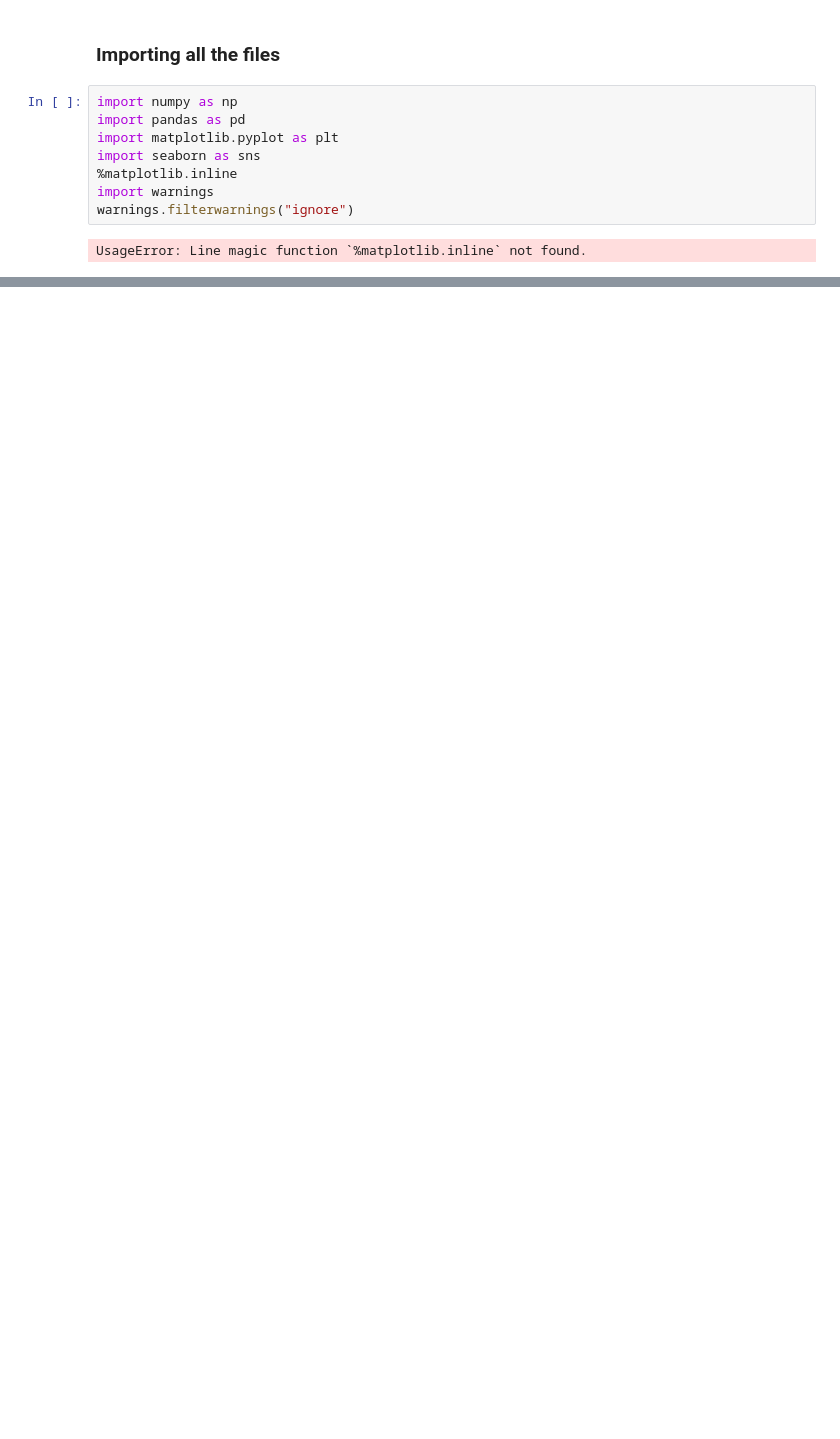
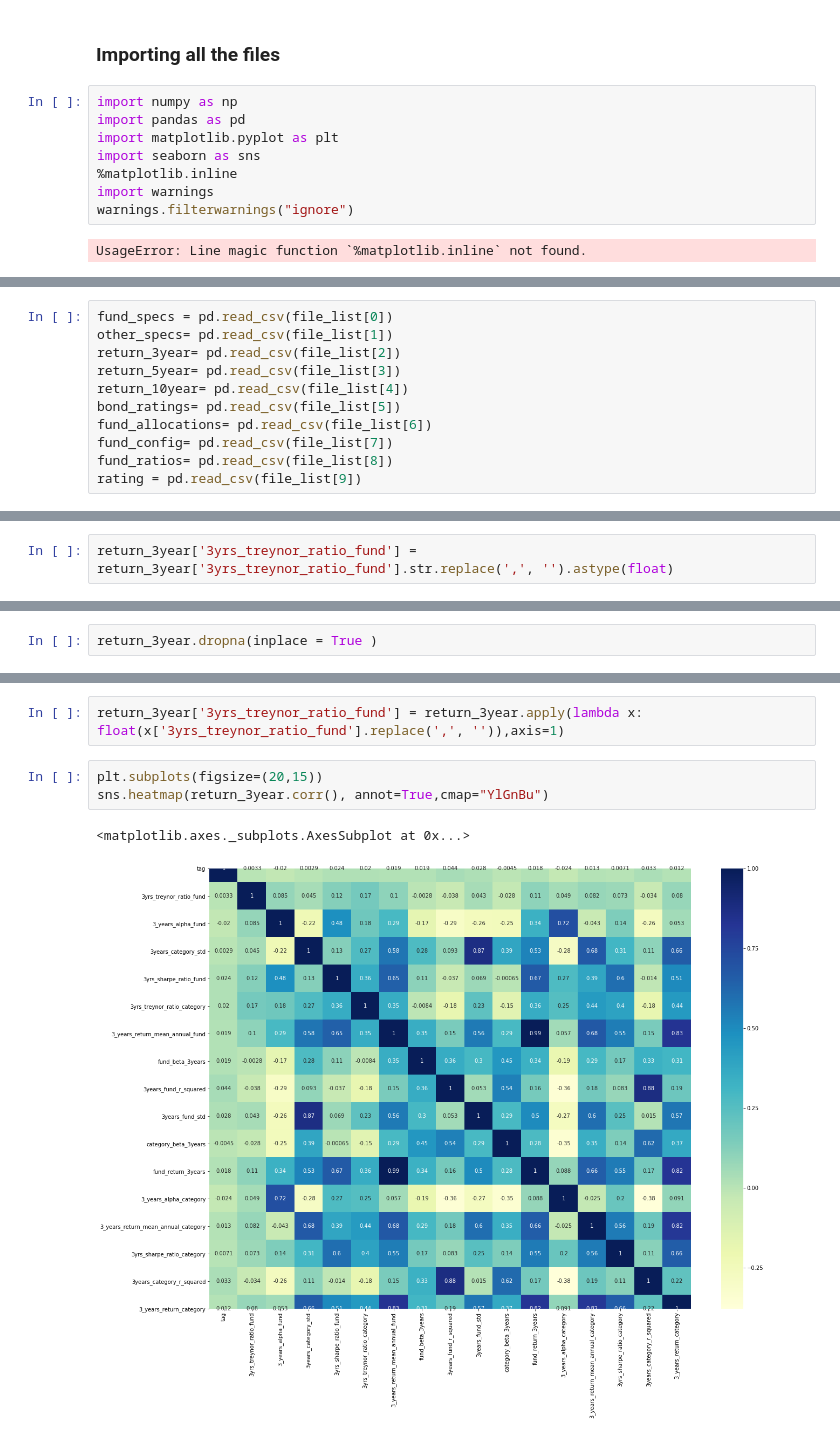
Before and after one commit to ayush1689/Ayush_work, a Jupyter notebook: Grand_Hackathon_Kumar_Ayush.ipynb, the cells around one changed output, grey strips where cells are left out. Cells and saved outputs as stored; diff of their text form; blank space fills up the shorter version.

```diff
--- a/Grand_Hackathon_Kumar_Ayush.ipynb
+++ b/Grand_Hackathon_Kumar_Ayush.ipynb
@@ -207,0 +17,11 @@ Index(['fund_id', 'greatstone_rating'], dtype='object')
+# %%
+fund_specs = pd.read_csv(file_list[0])
+other_specs= pd.read_csv(file_list[1])
+return_3year= pd.read_csv(file_list[2])
+return_5year= pd.read_csv(file_list[3])
+return_10year= pd.read_csv(file_list[4])
+bond_ratings= pd.read_csv(file_list[5])
+fund_allocations= pd.read_csv(file_list[6])
+fund_config= pd.read_csv(file_list[7])
+fund_ratios= pd.read_csv(file_list[8])
+rating = pd.read_csv(file_list[9])
@@ -207,0 +169,2 @@ Index(['fund_id', 'greatstone_rating'], dtype='object')
+# %%
+return_3year['3yrs_treynor_ratio_fund'] = return_3year['3yrs_treynor_ratio_fund'].str.replace(',', '').astype(float)
@@ -207,0 +1372,2 @@ Index(['fund_id', 'greatstone_rating'], dtype='object')
+# %%
+return_3year.dropna(inplace = True )
@@ -207,0 +1424,8 @@ Index(['fund_id', 'greatstone_rating'], dtype='object')
+# %%
+return_3year['3yrs_treynor_ratio_fund'] = return_3year.apply(lambda x: float(x['3yrs_treynor_ratio_fund'].replace(',', '')),axis=1)
+# %%
+plt.subplots(figsize=(20,15))
+sns.heatmap(return_3year.corr(), annot=True,cmap="YlGnBu")
+# %% [output]
+<matplotlib.axes._subplots.AxesSubplot at 0x...>
+[figure, added]
```
Also changed, not shown: parts of 297 cells of this notebook.
